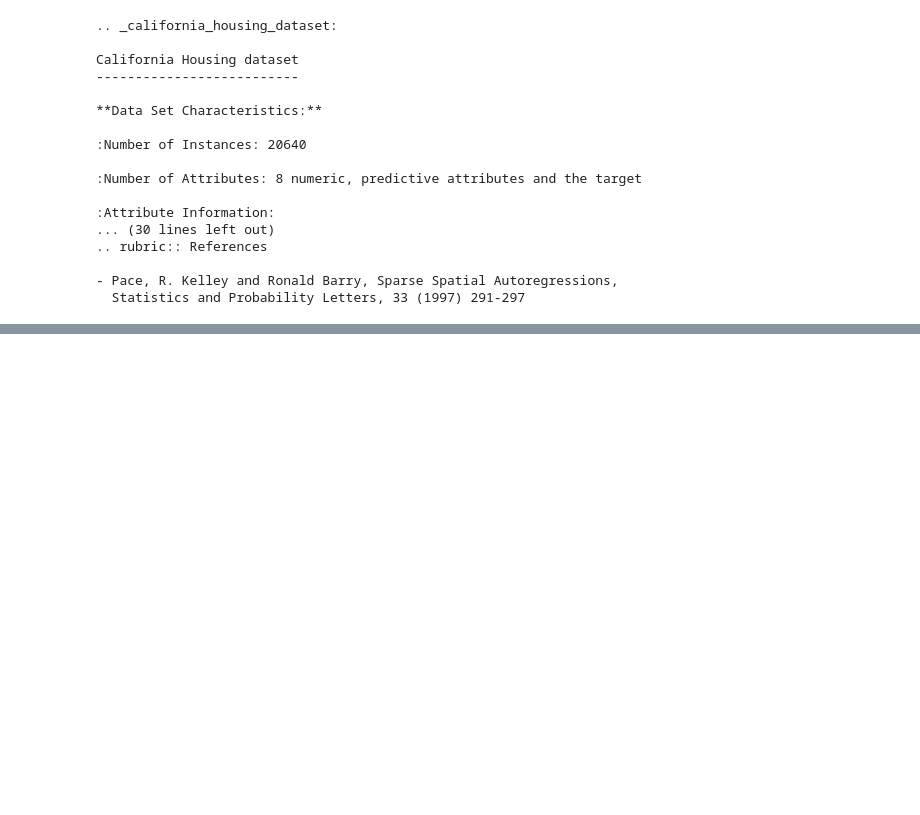
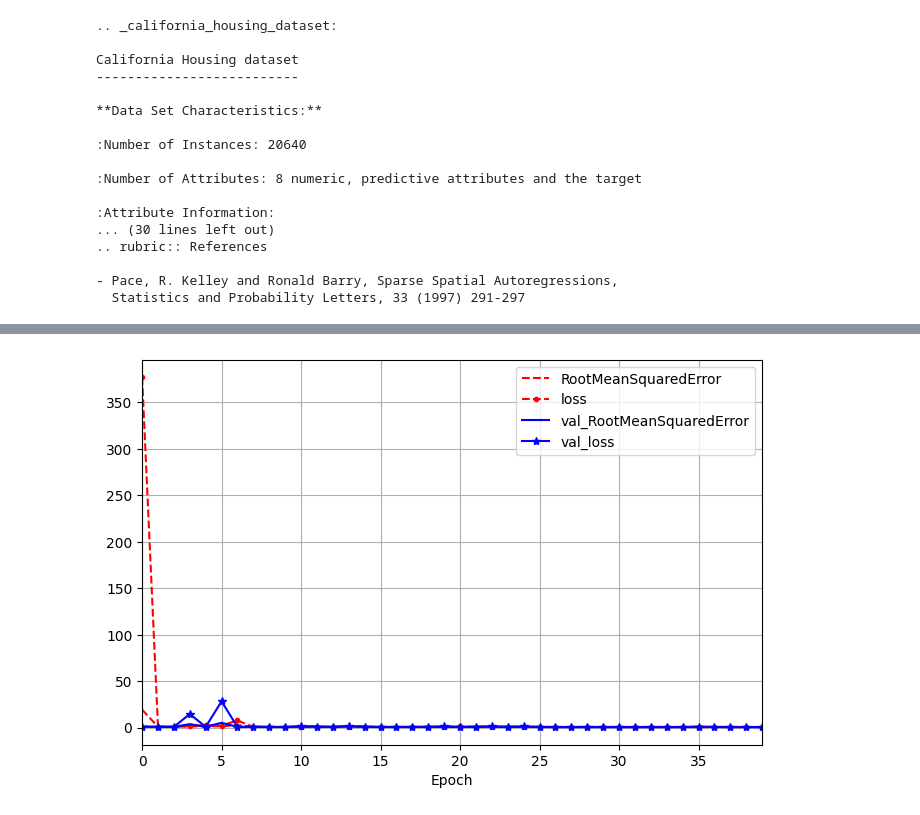
Before and after one commit to Nathan7128/Deep-Learning-with-Keras-TensorFlow-book, a Jupyter notebook: california_housing/model.ipynb, the cells around one changed output, grey strips where cells are left out. Cells and saved outputs as stored; diff of their text form; code cells hidden in the pictures; blank space fills up the shorter version.

Commit message:
california housing

```diff
--- a/california_housing/model.ipynb
+++ b/california_housing/model.ipynb
@@ -28,0 +44,6 @@ X, y =
+# %%
+# data normalization
+mean, std = np.mean(X_train_full, axis = 0), np.std(X_train_full, axis = 0)
+X_train_full, X_test = (X_train_full - mean)/std, (X_test - mean)/std
+# %%
+X_train, X_val, y_train, y_val = train_test_split(X_train_full, y_train_full, train_size = 0.75, random_state = 42)
@@ -28,0 +66,20 @@ X, y =
+# %%
+tf.random.set_seed(42)
+
+# model creating function
+def create_model() :
+    model = tf.keras.Sequential([
+        Dense(50, activation = "relu", input_shape = (8, )),
+        Dense(50, activation = "relu"),
+        Dense(50, activation = "relu"),
+        Dense(1)
+    ])
+
+    model.compile(optimizer = optimizers.Adam(learning_rate = 0.005), loss = "mse", metrics = ["RootMeanSquaredError"])
+
+    plot_model(model, to_file = "model_california_housing.png", show_shapes = True)
+
+    return model
+# %%
+model = create_model()
+history = model.fit(X_train, y_train, epochs = 40, validation_data = (X_val, y_val))
@@ -28,0 +104,6 @@ X, y =
+# %%
+# history plotting
+pd.DataFrame(history.history).plot(figsize = (8, 5), xlim = [0, 39], grid = True, xlabel = "Epoch", style = ["r--", "r--.", "b-", "b-*"])
+plt.show()
+# %% [output]
+[figure, added]
```
Also changed, not shown: parts of 9 cells of this notebook, 1 other file.
